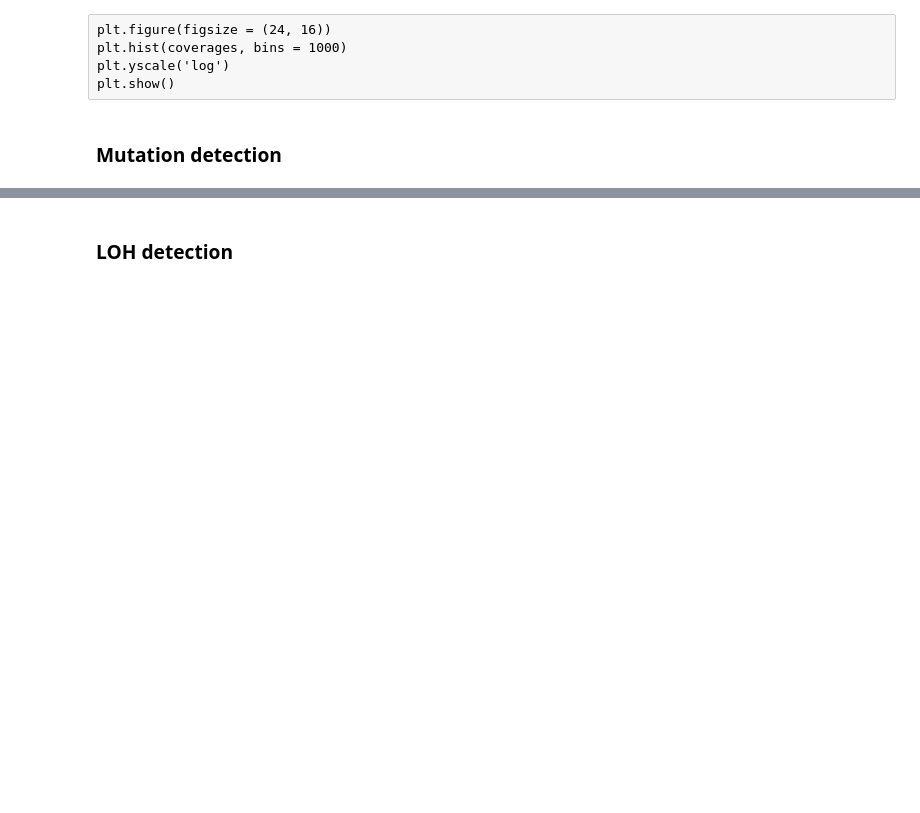
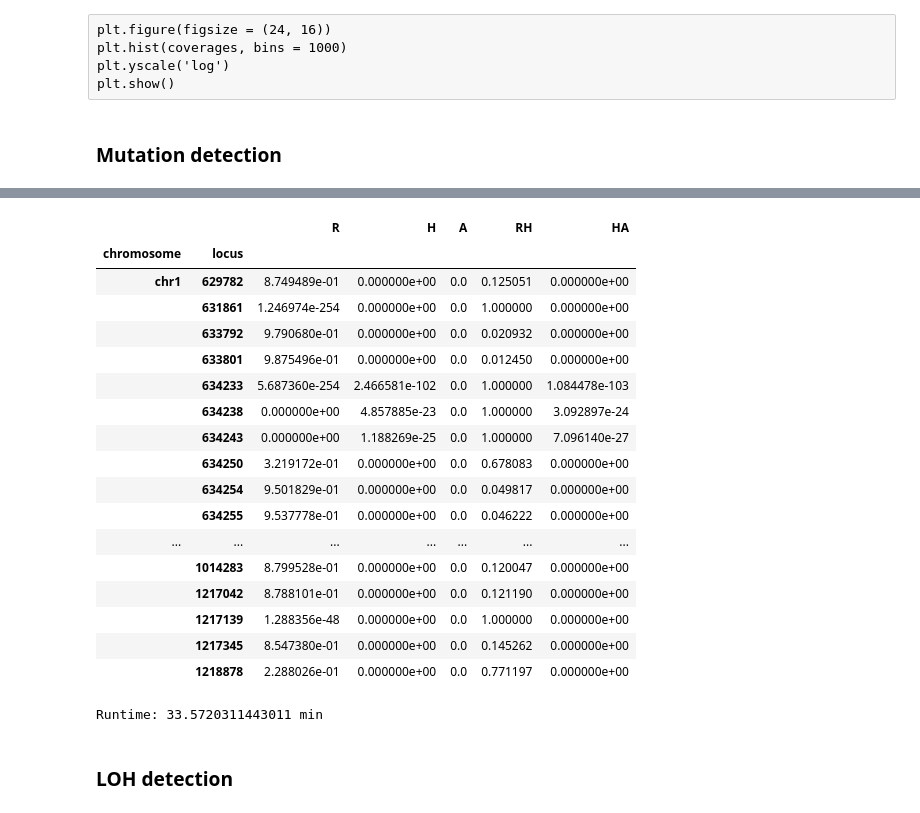
Before and after one commit to Tigecycline/lab_rotation, a Jupyter notebook: test.ipynb, the cells around one changed output, grey strips where cells are left out. Saved outputs shown, nothing was run; the diff lists cells and outputs as text; code cells hidden in the pictures; blank space fills up the shorter version.

```diff
--- a/test.ipynb
+++ b/test.ipynb
@@ -321,3 +196,31 @@ mutation_rate = 0.1 # proportion of mutated loci
+# %%
+get_posteriors(ref[:20], alt[:20], df_ref.index[:20], n_threads = 6)
+# %% [output]
+|  |  | R | H | A | RH | HA |
+| chromosome | locus |  |  |  |  |  |
+| chr1 | 629782 | 8.749489e-01 | 0.000000e+00 | 0.0 | 0.125051 | 0.000000e+00 |
+|  | 631861 | 1.246974e-254 | 0.000000e+00 | 0.0 | 1.000000 | 0.000000e+00 |
+|  | 633792 | 9.790680e-01 | 0.000000e+00 | 0.0 | 0.020932 | 0.000000e+00 |
+|  | 633801 | 9.875496e-01 | 0.000000e+00 | 0.0 | 0.012450 | 0.000000e+00 |
+|  | 634233 | 5.687360e-254 | 2.466581e-102 | 0.0 | 1.000000 | 1.084478e-103 |
+|  | 634238 | 0.000000e+00 | 4.857885e-23 | 0.0 | 1.000000 | 3.092897e-24 |
+|  | 634243 | 0.000000e+00 | 1.188269e-25 | 0.0 | 1.000000 | 7.096140e-27 |
+|  | 634250 | 3.219172e-01 | 0.000000e+00 | 0.0 | 0.678083 | 0.000000e+00 |
+|  | 634254 | 9.501829e-01 | 0.000000e+00 | 0.0 | 0.049817 | 0.000000e+00 |
+|  | 634255 | 9.537778e-01 | 0.000000e+00 | 0.0 | 0.046222 | 0.000000e+00 |
+| ... | ... | ... | ... | ... | ... | ... |
+|  | 1014283 | 8.799528e-01 | 0.000000e+00 | 0.0 | 0.120047 | 0.000000e+00 |
+|  | 1217042 | 8.788101e-01 | 0.000000e+00 | 0.0 | 0.121190 | 0.000000e+00 |
+|  | 1217139 | 1.288356e-48 | 0.000000e+00 | 0.0 | 1.000000 | 0.000000e+00 |
+|  | 1217345 | 8.547380e-01 | 0.000000e+00 | 0.0 | 0.145262 | 0.000000e+00 |
+|  | 1218878 | 2.288026e-01 | 0.000000e+00 | 0.0 | 0.771197 | 0.000000e+00 |
+# %%
+start_time = time.time()
+posteriors = get_posteriors(ref, alt, df_ref.index, n_threads = 6)
+print('Runtime:', (time.time() - start_time) / 60, 'min')
+posteriors.to_csv('./posteriors.csv')
+# %% [output]
+Runtime: 33.5720311443011 min
 # %% [markdown]
 ### LOH detection
 # %% [markdown]
```
Also changed, not shown: parts of 27 cells of this notebook, 4 other files.
